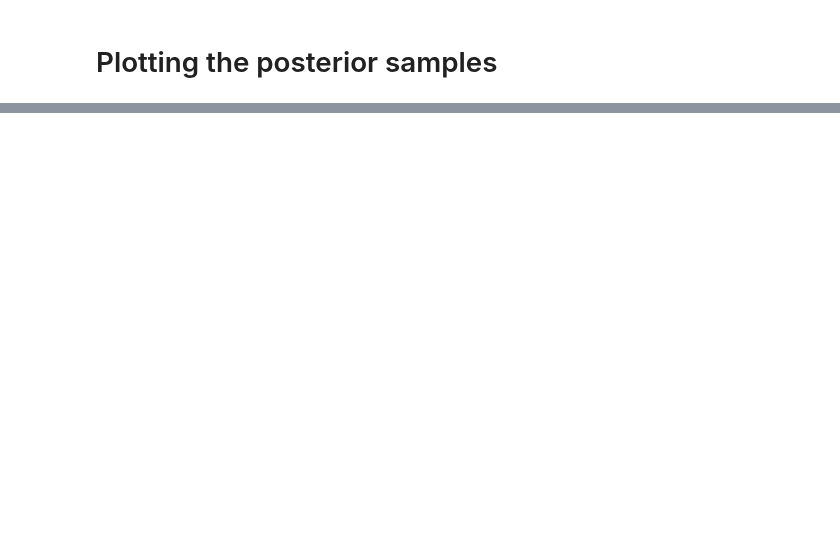
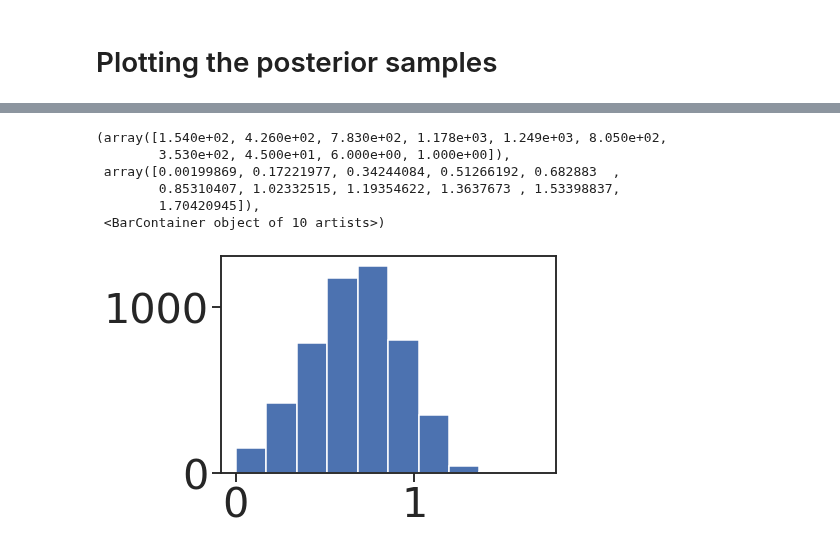
Before and after one commit to narendramukherjee/reputation-systems, a Jupyter notebook: snpe/notebooks/marketplace_simulator_analysis.ipynb, the cells around one changed output, grey strips where cells are left out. Cells and saved outputs as stored; diff of their text form; code cells hidden in the pictures; blank space fills up the shorter version.

```diff
--- a/snpe/notebooks/marketplace_simulator_analysis.ipynb
+++ b/snpe/notebooks/marketplace_simulator_analysis.ipynb
@@ -462,0 +620,4 @@ array([[ 0.,  0.,  0.,  0.,  0.],
+# %%
+posterior_samples = inferrer.get_posterior_samples(
+    inferrer.simulator.simulations[:100], num_samples=5_000
+)
@@ -462,0 +631,10 @@ array([[ 0.,  0.,  0.,  0.,  0.],
+# %%
+plt.hist(posterior_samples[:, 0, 1])
+# %% [output]
+(array([1.540e+02, 4.260e+02, 7.830e+02, 1.178e+03, 1.249e+03, 8.050e+02,
+        3.530e+02, 4.500e+01, 6.000e+00, 1.000e+00]),
+ array([0.00199869, 0.17221977, 0.34244084, 0.51266192, 0.682883  ,
+        0.85310407, 1.02332515, 1.19354622, 1.3637673 , 1.53398837,
+        1.70420945]),
+ <BarContainer object of 10 artists>)
+[figure, added]
```
Also changed, not shown: parts of 29 cells of this notebook.
